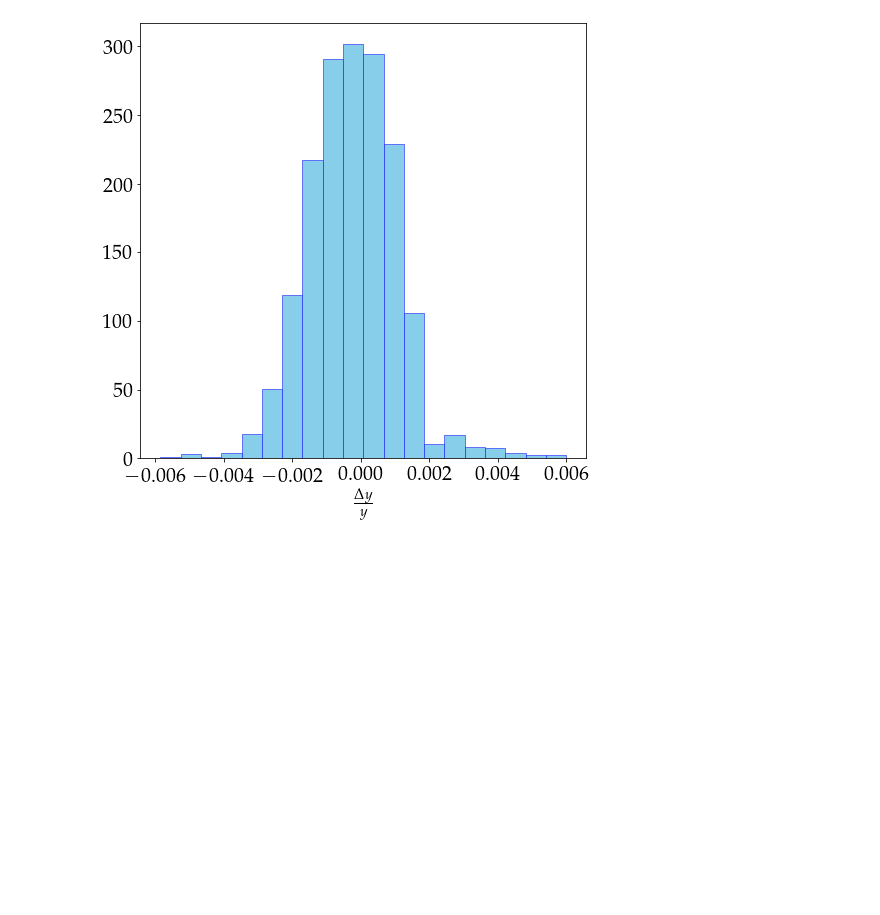
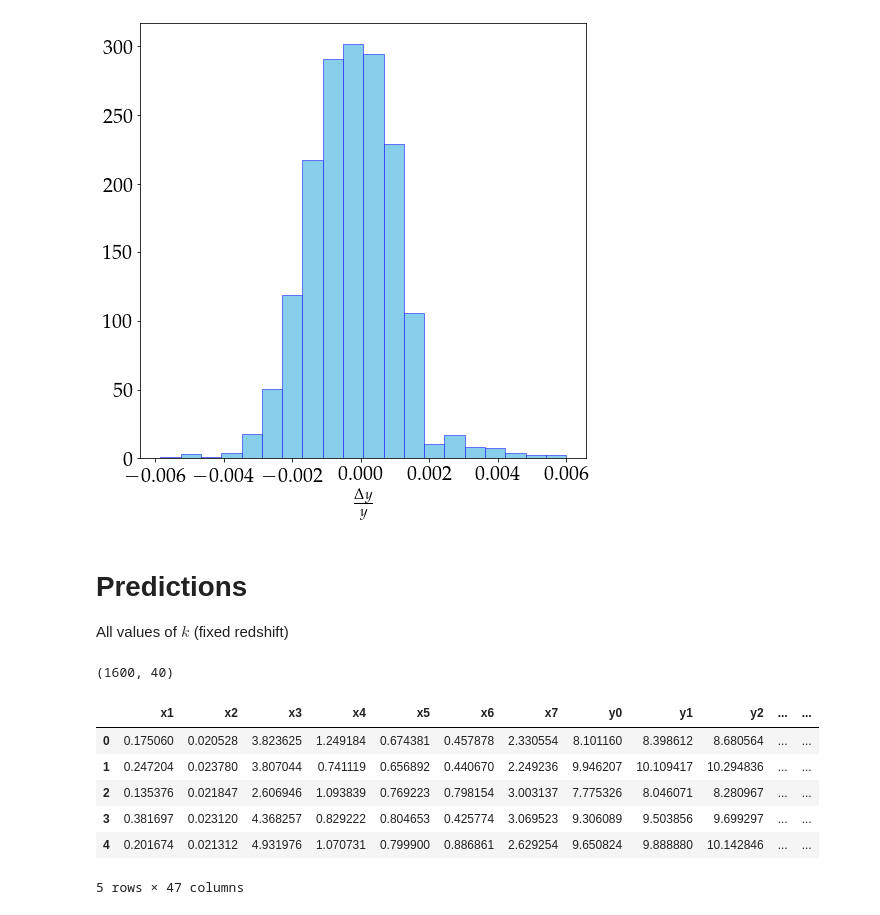
Before and after one commit to Harry45/SUPER, a Jupyter notebook: demo.ipynb, the cells around one changed output. Cells and saved outputs as stored; diff of their text form; code cells hidden in the pictures; blank space fills up the shorter version.

```diff
--- a/demo.ipynb
+++ b/demo.ipynb
@@ -136,3 +149,7 @@ plt.tick_params(axis='y', labelsize=fontSize)
 plt.show()
 # %% [output]
 [figure]
+# %% [markdown]
+# Predictions
+
+All values of $k$ (fixed redshift)
@@ -138,0 +169,16 @@ plt.show()
+# %%
+pred_lin = pd.read_csv('data/predictionsLinear.csv', index_col=[0])
+# %%
+y_test_lin.shape
+# %% [output]
+(1600, 40)
+# %%
+pred_lin.head()
+# %% [output]
+|  | x1 | x2 | x3 | x4 | x5 | x6 | x7 | y0 | y1 | y2 | ... | ... |
+| 0 | 0.175060 | 0.020528 | 3.823625 | 1.249184 | 0.674381 | 0.457878 | 2.330554 | 8.101160 | 8.398612 | 8.680564 | ... | ... |
+| 1 | 0.247204 | 0.023780 | 3.807044 | 0.741119 | 0.656892 | 0.440670 | 2.249236 | 9.946207 | 10.109417 | 10.294836 | ... | ... |
+| 2 | 0.135376 | 0.021847 | 2.606946 | 1.093839 | 0.769223 | 0.798154 | 3.003137 | 7.775326 | 8.046071 | 8.280967 | ... | ... |
+| 3 | 0.381697 | 0.023120 | 4.368257 | 0.829222 | 0.804653 | 0.425774 | 3.069523 | 9.306089 | 9.503856 | 9.699297 | ... | ... |
+| 4 | 0.201674 | 0.021312 | 4.931976 | 1.070731 | 0.799900 | 0.886861 | 2.629254 | 9.650824 | 9.888880 | 10.142846 | ... | ... |
+5 rows × 47 columns
```
Also changed, not shown: parts of 8 cells of this notebook, 5 other files.
